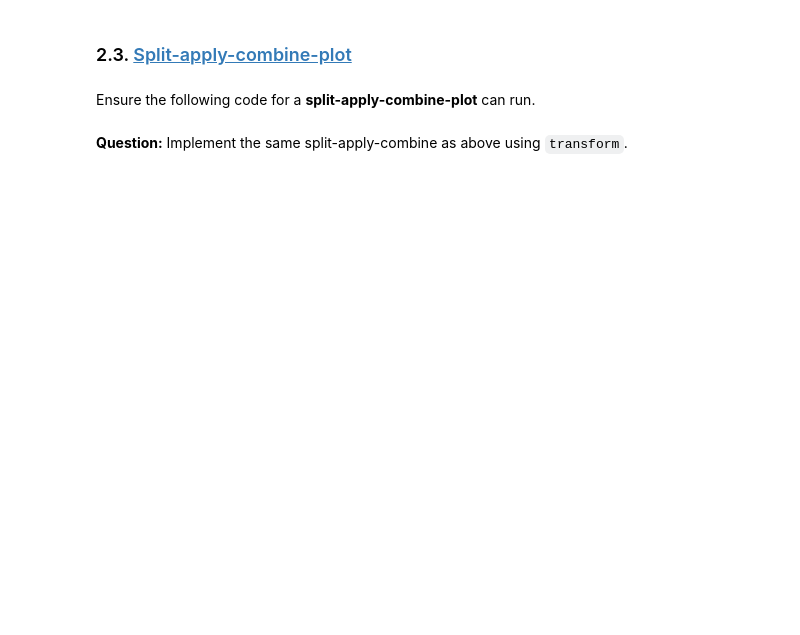
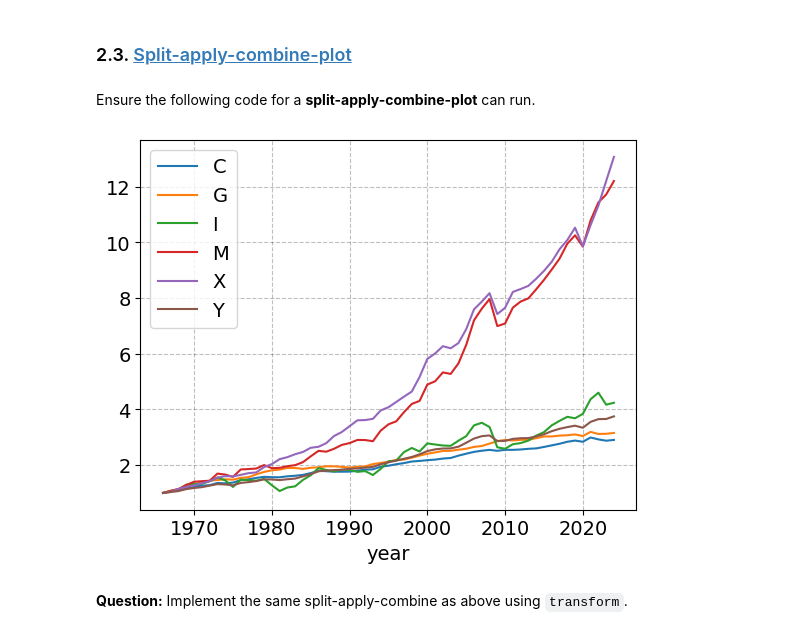
Before and after one commit to mcp656/ProgEcon-exercises, a Jupyter notebook: Problem_set_2_Descriptive_economics/Problem_set_2.ipynb, the cells around one changed output. Saved outputs shown, nothing was run; the diff lists cells and outputs as text; code cells hidden in the pictures; blank space fills up the shorter version.

```diff
--- a/Problem_set_2_Descriptive_economics/Problem_set_2.ipynb
+++ b/Problem_set_2_Descriptive_economics/Problem_set_2.ipynb
@@ -395,25 +591,28 @@ pop.head()
 # %% [markdown]
 Ensure the following code for a **split-apply-combine-plot** can run.
 # %%
-# # a. split
-# nah1_true_grouped = nah1_true.groupby(['variable','unit'])
-# nah1_true_grouped_first = nah1_true_grouped.value.first()
-# nah1_true_grouped_first.name = 'first'
+# a. split
+nah1_true_grouped = nah1_true.groupby(['variable','unit'])
+nah1_true_grouped_first = nah1_true_grouped.value.first()
+nah1_true_grouped_first.name = 'first'
 
 # # b. apply
-# nah1_true = nah1_true.set_index(['variable','unit','year'])
-# nah1_true = nah1_true.join(nah1_true_grouped_first,how='left',on=['variable','unit'])
-# nah1_true = nah1_true.reset_index()
+nah1_true = nah1_true.set_index(['variable','unit','year'])
+nah1_true = nah1_true.join(nah1_true_grouped_first,how='left',on=['variable','unit'])
+nah1_true = nah1_true.reset_index()
+
 
 # # c. combine
-# nah1_true['indexed'] = nah1_true['value']/nah1_true['first']
+nah1_true['indexed'] = nah1_true['value']/nah1_true['first']
 
-# # d. plot
-# def plot(df,variable='indexed'):
-#     df_indexed = df.set_index('year')
-#     I = df_indexed.unit == 'real'
-#     df_indexed[I].groupby(['variable'])[variable].plot(legend=True);
+# d. plot
+def plot(df,variable='indexed'):
+    df_indexed = df.set_index('year')
+    I = df_indexed.unit == 'real'
+    df_indexed[I].groupby(['variable'])[variable].plot(legend=True);
 
-# plot(nah1_true)
+plot(nah1_true)
+# %% [output]
+[figure, added]
 # %% [markdown]
 **Question:** Implement the same split-apply-combine as above using `transform`.
```
Also changed, not shown: parts of 34 cells of this notebook.
